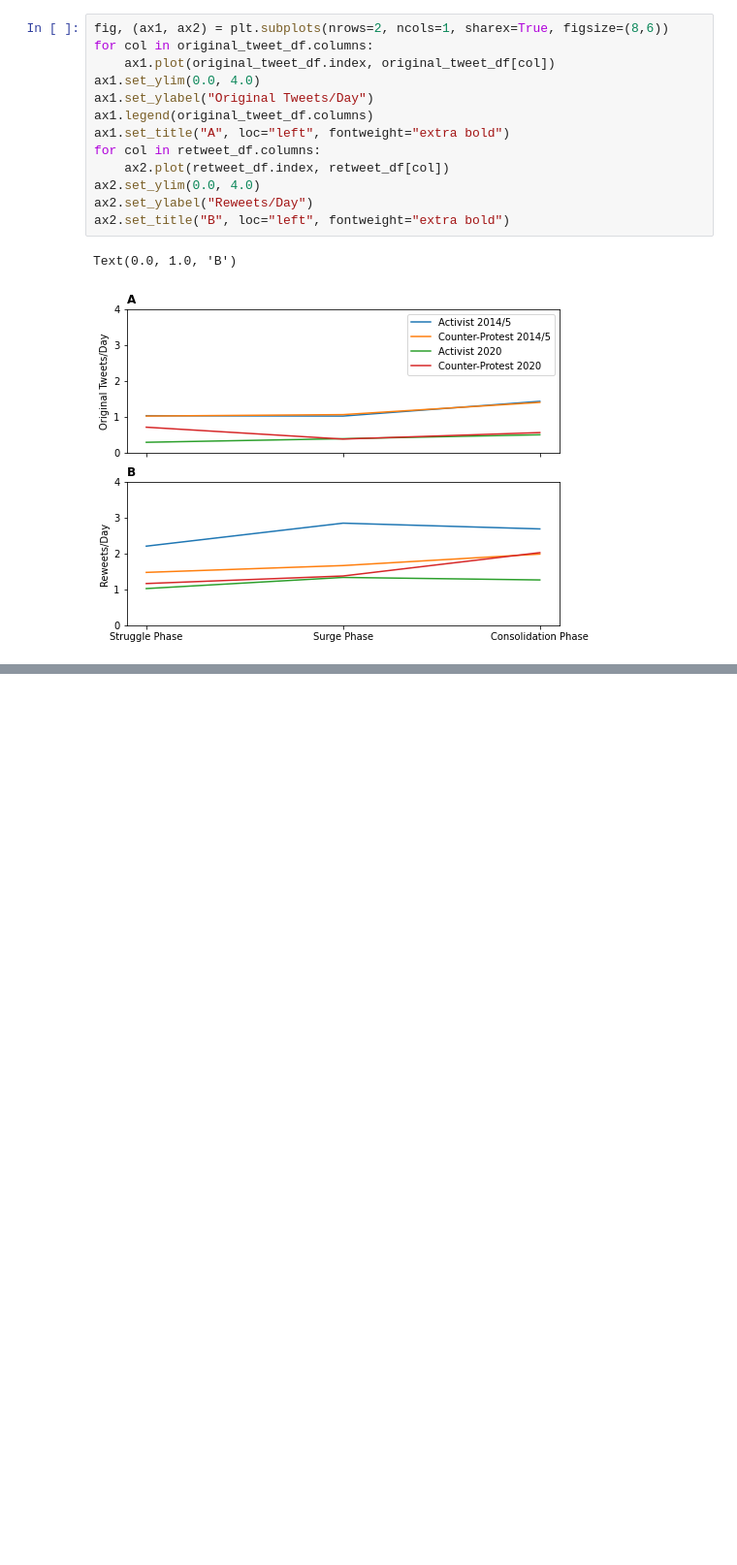
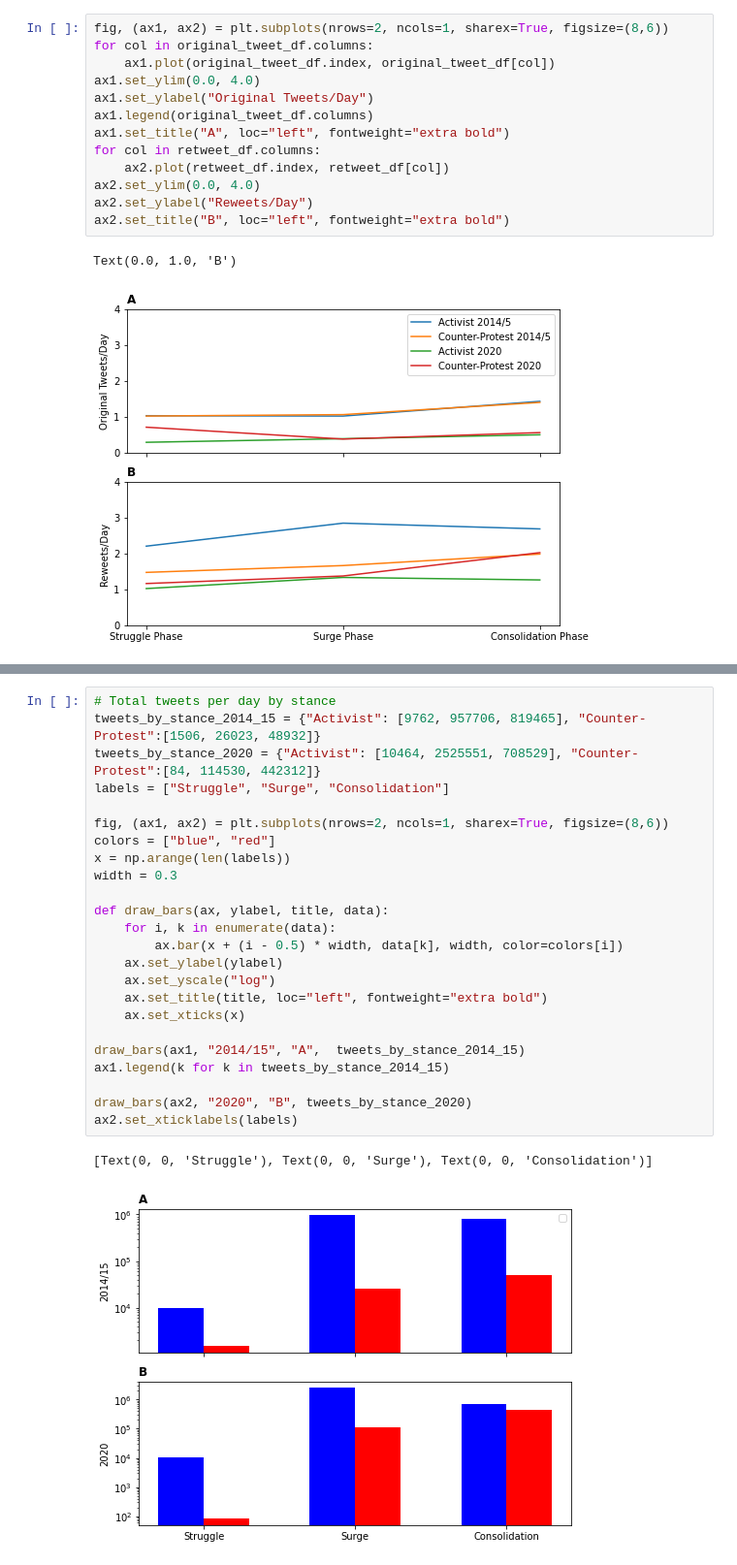
Before and after one commit to chrisfalter/BLM, a Jupyter notebook: src/viz.ipynb, the cells around one changed output, grey strips where cells are left out. Shown: that part at 97% size. Saved outputs shown, nothing was run; the diff lists cells and outputs as text; blank space fills up the shorter version.

```diff
--- a/src/viz.ipynb
+++ b/src/viz.ipynb
@@ -79,0 +107,27 @@ Text(0.0, 1.0, 'B')
+# %%
+# Total tweets per day by stance
+tweets_by_stance_2014_15 = {"Activist": [9762, 957706, 819465], "Counter-Protest":[1506, 26023, 48932]}
+tweets_by_stance_2020 = {"Activist": [10464, 2525551, 708529], "Counter-Protest":[84, 114530, 442312]}
+labels = ["Struggle", "Surge", "Consolidation"]
+
+fig, (ax1, ax2) = plt.subplots(nrows=2, ncols=1, sharex=True, figsize=(8,6))
+colors = ["blue", "red"]
+x = np.arange(len(labels))
+width = 0.3
+
+def draw_bars(ax, ylabel, title, data):
+    for i, k in enumerate(data):
+        ax.bar(x + (i - 0.5) * width, data[k], width, color=colors[i])
+    ax.set_ylabel(ylabel)
+    ax.set_yscale("log")
+    ax.set_title(title, loc="left", fontweight="extra bold")
+    ax.set_xticks(x)
+
+draw_bars(ax1, "2014/15", "A",  tweets_by_stance_2014_15)
+ax1.legend(k for k in tweets_by_stance_2014_15)
+
+draw_bars(ax2, "2020", "B", tweets_by_stance_2020)
+ax2.set_xticklabels(labels)
+# %% [output]
+[Text(0, 0, 'Struggle'), Text(0, 0, 'Surge'), Text(0, 0, 'Consolidation')]
+[figure, added]
```
Also changed, not shown: parts of 4 cells of this notebook, 3 other files.
